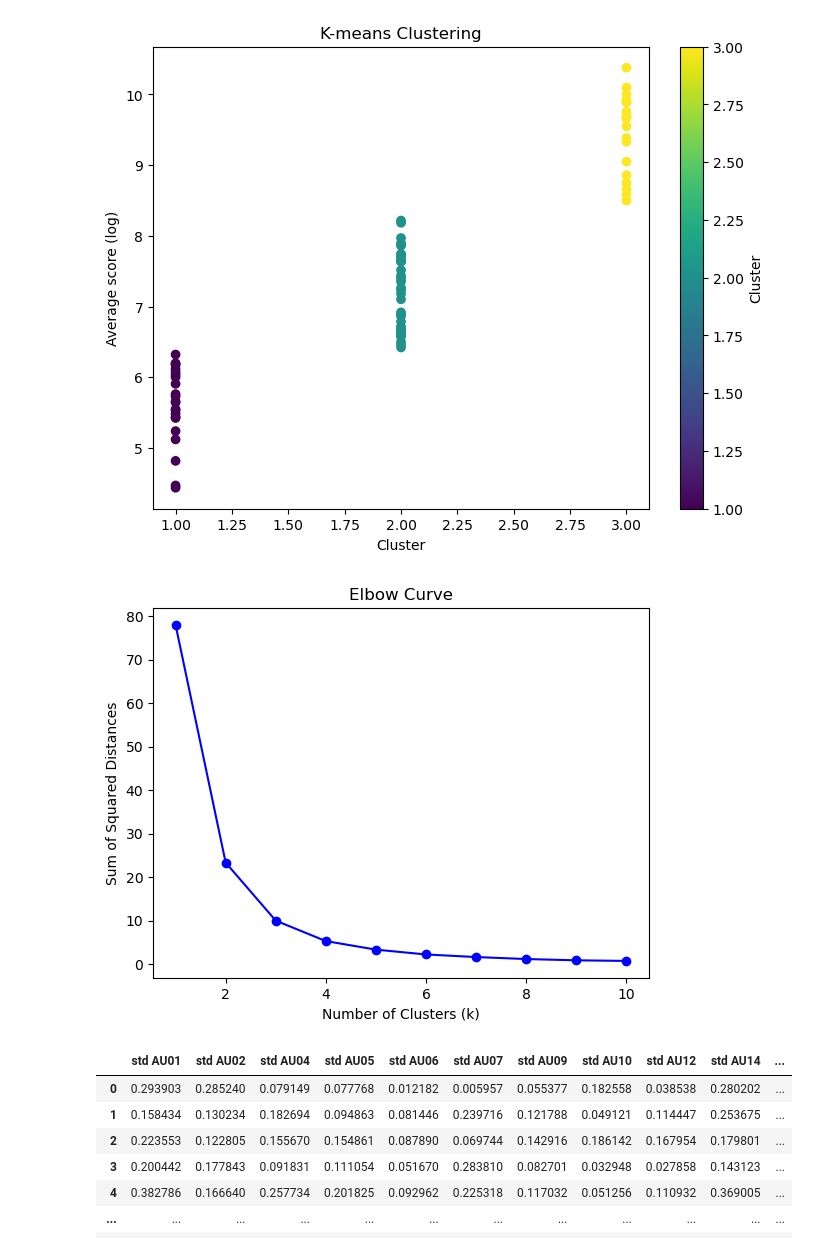
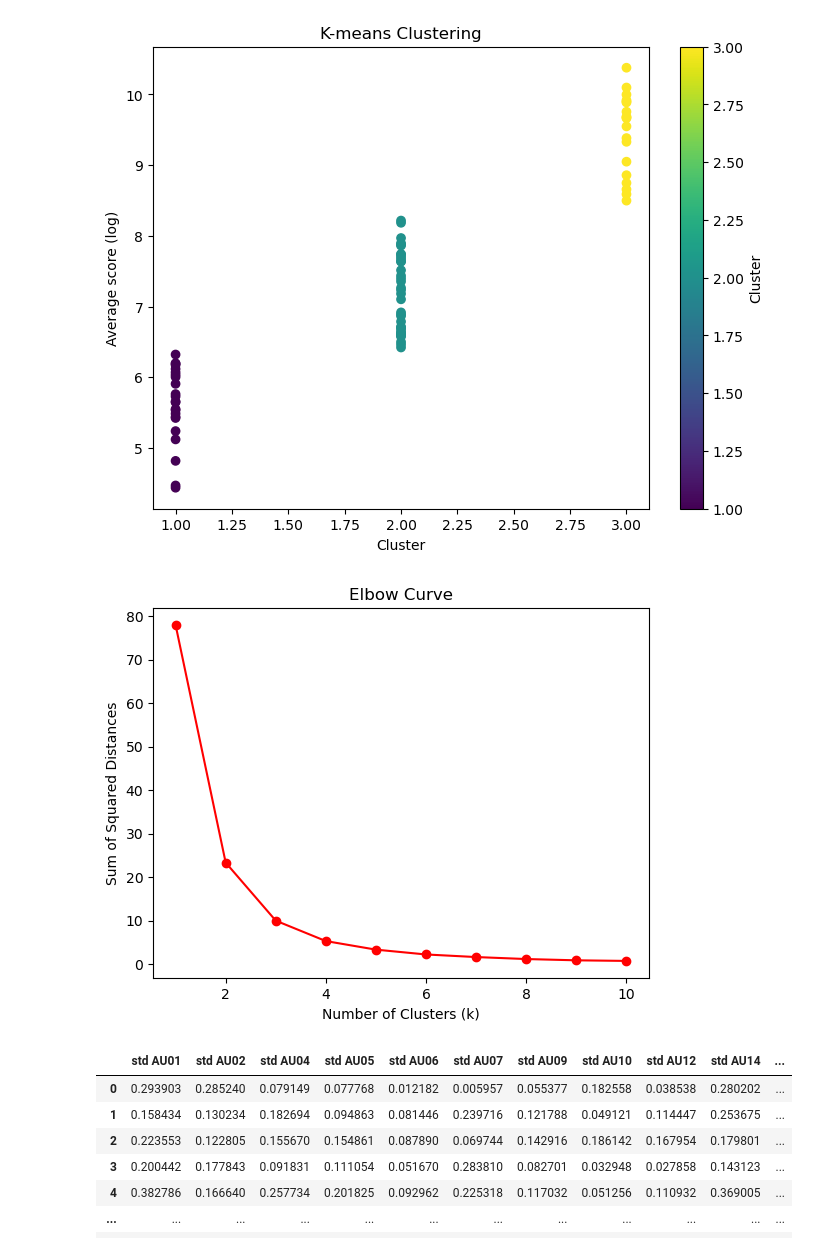
Before and after one commit to pieterhendriks/thesis, a Jupyter notebook: thesis_code.ipynb, the cells around one changed output. Saved outputs shown, nothing was run; the diff lists cells and outputs as text; code cells hidden in the pictures.

```diff
--- a/thesis_code.ipynb
+++ b/thesis_code.ipynb
@@ -414,29 +430,33 @@ Class
 [figure]
 # %%
 # Extract the target variable
+import matplotlib.pyplot as plt
+from sklearn.cluster import KMeans
+from sklearn.preprocessing import StandardScaler
+
 target = data2['Average score (log)']
 
 # Standardize the target variable
 scaler = StandardScaler()
 target_scaled = scaler.fit_transform(target.values.reshape(-1, 1))
 
 # Perform k-means clustering for different values of k
 k_values = range(1, 11)  # Set the range of k values to consider
 inertia = []  # List to store the sum of squared distances for each k value
 
 for k in k_values:
     kmeans = KMeans(n_clusters=k, random_state=0)
     kmeans.fit(target_scaled)
     inertia.append(kmeans.inertia_)
 
 # Plot the elbow curve
-plt.plot(k_values, inertia, 'bo-')
+plt.plot(k_values, inertia, 'ro-')  # Set line color to red
 plt.xlabel('Number of Clusters (k)')
 plt.ylabel('Sum of Squared Distances')
 plt.title('Elbow Curve')
 plt.show()
 # %% [output]
-[figure, old version]
+[figure, new version]
 # %%
 data2
 # %% [output]
```
Also changed, not shown: parts of 4 cells of this notebook.
